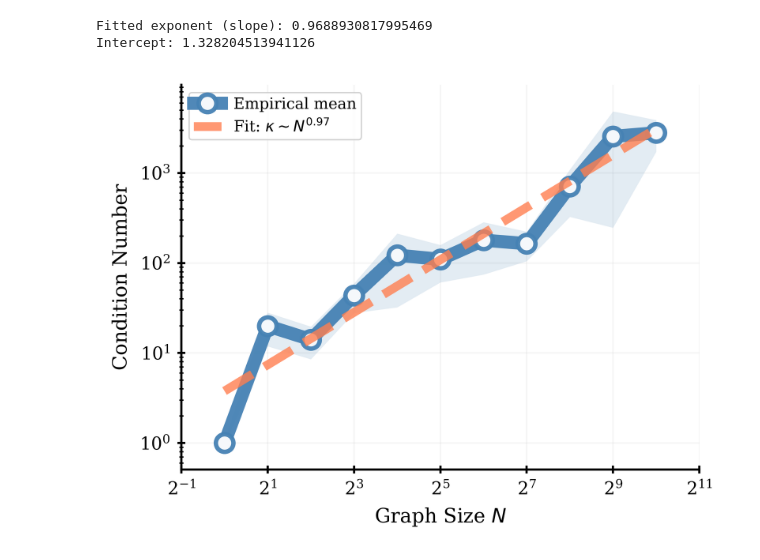
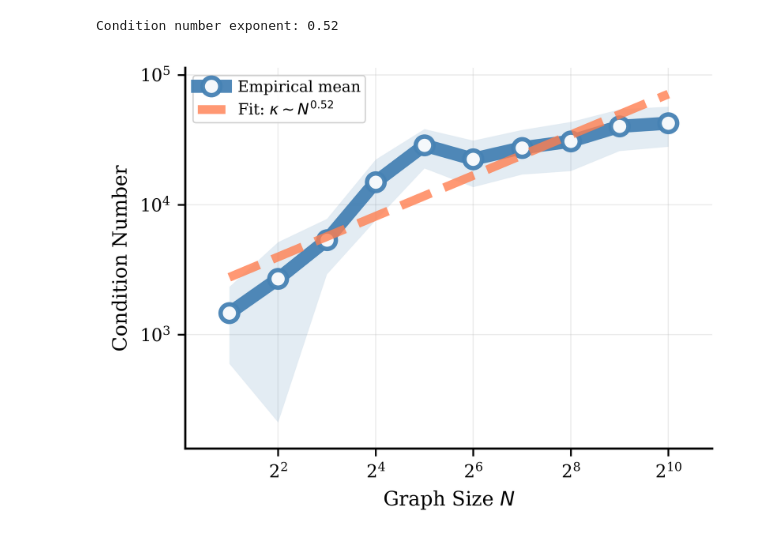
Before and after one commit to MatthewZhang473/Efficient-Gaussian-Process-on-Graphs, a Jupyter notebook: experiments_sparse/iterative_solvers/verify_convergence_rate/erdos_reyni.ipynb, the cells around one changed output. Saved outputs shown, nothing was run; the diff lists cells and outputs as text; code cells hidden in the pictures.

Commit message:
Fixed results for CG iteration experiement

```diff
--- a/experiments_sparse/iterative_solvers/verify_convergence_rate/erdos_reyni.ipynb
+++ b/experiments_sparse/iterative_solvers/verify_convergence_rate/erdos_reyni.ipynb
@@ -151,25 +113,31 @@ df
 import pandas as pd
 import numpy as np
 import matplotlib.pyplot as plt
+import matplotlib as mpl
 
-# load the saved results
-df = pd.read_csv("cond.csv")
+# Load the saved results
+df = pd.read_csv("cond_and_iterations_1121.csv")
 
-# group results
-grouped = df.groupby("N")["cond"].agg(["mean", "std"]).reset_index()
+# Filter out rows where condition number is None/NaN
+df_cond = df.dropna(subset=['cond'])
 
-# prepare log-log data for fitting
+# Group results
+grouped = df_cond.groupby("N").agg({
+    "cond": ["mean", "std"]
+}).reset_index()
+
+# Flatten column names
+grouped.columns = ['N', 'cond_mean', 'cond_std']
+
+# Fit power laws
 x = np.log(grouped["N"].values)
-y = np.log(grouped["mean"].values)
+y_cond = np.log(grouped["cond_mean"].values)
 
-# linear fit: log(cond) = a * log(N) + b
-slope, intercept = np.polyfit(x, y, 1)
+slope_cond, intercept_cond = np.polyfit(x, y_cond, 1)
 
-print(f"Fitted exponent (slope): {slope}")
-print(f"Intercept: {intercept}")
+print(f"Condition number exponent: {slope_cond:.2f}")
 
 # Set publication-style formatting
-import matplotlib as mpl
 mpl.rcParams.update({
     "figure.dpi": 600,
     "savefig.dpi": 600,
@@ -193,55 +161,50 @@ mpl.rcParams.update({
     "ytick.color": "black",
 })
 
-# plot mean ± std on log-log axes
+# Plot: Condition Number vs N
 fig, ax = plt.subplots(figsize=(4, 3))
 
 # Compute standard error
-grouped['stderr'] = grouped['std'] / np.sqrt(10)  # n_repeats = 10
+n_repeats = df_cond.groupby("N").size().iloc[0]
+grouped['cond_stderr'] = grouped['cond_std'] / np.sqrt(n_repeats)
 
-# Plot shaded uncertainty band
 ax.fill_between(
     grouped["N"],
-    grouped["mean"] - grouped["stderr"],
-    grouped["mean"] + grouped["stderr"],
+    grouped["cond_mean"] - grouped["cond_stderr"],
+    grouped["cond_mean"] + grouped["cond_stderr"],
     color='steelblue', alpha=0.15, linewidth=0, zorder=1
 )
 
-# Plot mean curve
 ax.plot(
-    grouped["N"], grouped["mean"],
+    grouped["N"], grouped["cond_mean"],
     marker='o', markersize=8, markerfacecolor='white', markeredgewidth=2,
     linestyle='-', linewidth=6, color='steelblue', alpha=0.95,
     label='Empirical mean', zorder=2
 )
 
-# overlay fitted power-law curve
 N_dense = np.linspace(grouped["N"].min(), grouped["N"].max(), 200)
-fit_curve = np.exp(intercept) * (N_dense ** slope)
-ax.plot(N_dense, fit_curve, '--', linewidth=4, color='coral',
-        label=f"Fit: $\kappa \sim N^{{{slope:.2f}}}$", alpha=0.8)
+fit_curve_cond = np.exp(intercept_cond) * (N_dense ** slope_cond)
+ax.plot(N_dense, fit_curve_cond, '--', linewidth=4, color='coral',
+        label=f"Fit: $\kappa \sim N^{{{slope_cond:.2f}}}$", alpha=0.8)
 
 ax.set_xscale("log", base=2)
 ax.set_yscale("log")
 ax.set_xlabel("Graph Size $N$")
 ax.set_ylabel("Condition Number")
 ax.grid(True, which="major", axis='both')
 ax.grid(False, which="minor")
-
-# Turn off minor ticks
 ax.minorticks_off()
 
 for spine in ['top', 'right']:
     ax.spines[spine].set_visible(False)
 
 leg = ax.legend(loc='upper left', frameon=True, framealpha=0.9,
                fancybox=True, borderpad=0.3, handlelength=1.8)
 leg.get_frame().set_linewidth(0.6)
+ax.margins(x=0.10, y=0.08)
 
-ax.margins(x=0.10, y=0.08)
 plt.tight_layout(pad=0.8)
 plt.show()
 # %% [output]
-Fitted exponent (slope): 0.9688930817995469
-Intercept: 1.328204513941126
+Condition number exponent: 0.52
-[figure, old version]
+[figure, new version]
```
Also changed, not shown: parts of 7 cells of this notebook.
